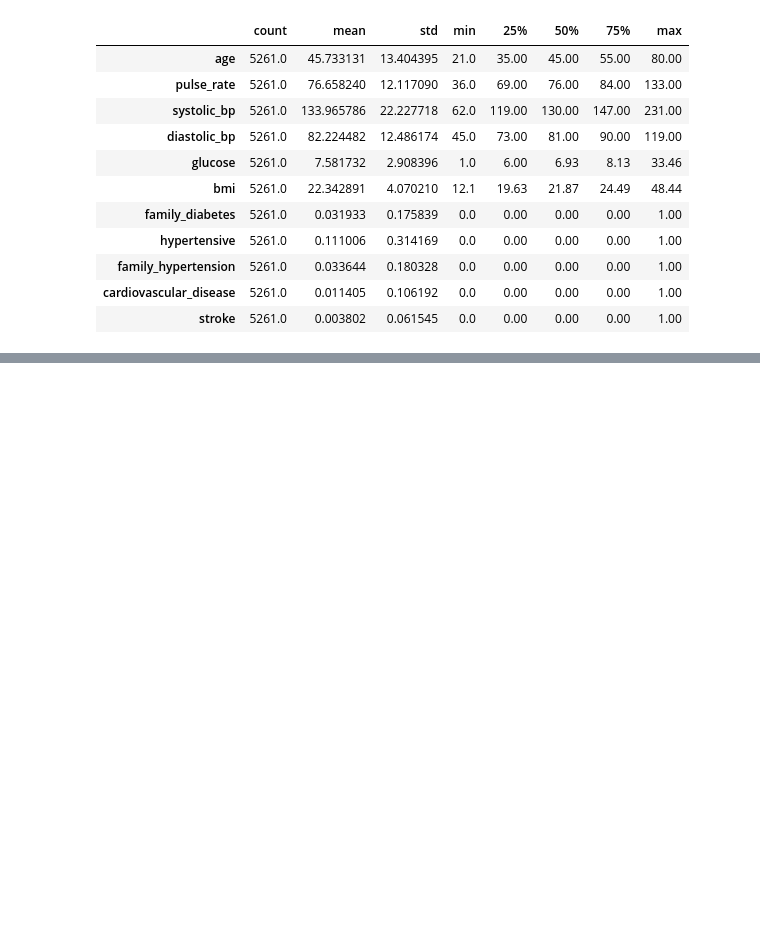
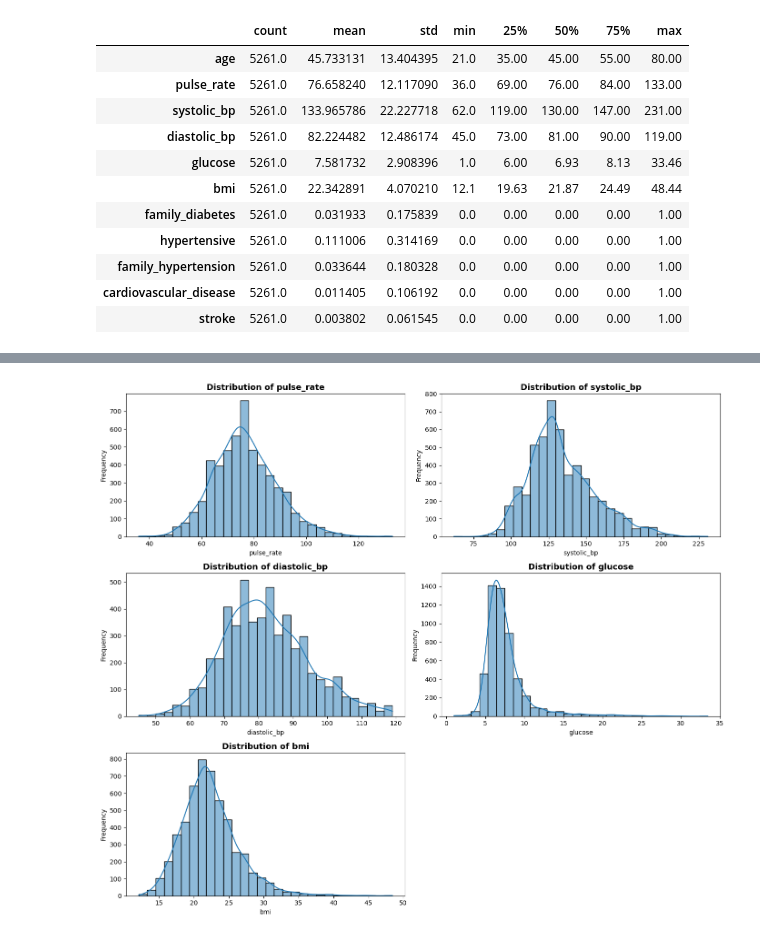
Before and after one commit to habib33-3/diabetes-detection-system, a Jupyter notebook: diadb.ipynb, the cells around one changed output, grey strips where cells are left out. Saved outputs shown, nothing was run; the diff lists cells and outputs as text; code cells hidden in the pictures; blank space fills up the shorter version.

Commit message:
distribution observation

```diff
--- a/diadb.ipynb
+++ b/diadb.ipynb
@@ -461,0 +494,4 @@ df.describe().T
+# %%
+numerical_cols = ["pulse_rate", "systolic_bp", "diastolic_bp", "glucose", "bmi"]
+
+df[numerical_cols].head()
@@ -461,0 +535,18 @@ df.describe().T
+# %%
+fig, axes = plt.subplots(3, 2, figsize=(14, 12))
+axes = axes.flatten()
+
+for i, col in enumerate(numerical_cols):
+    sns.histplot(df[col], kde=True, bins=30, ax=axes[i])
+
+    axes[i].set_title(f"Distribution of {col}", fontsize=13, fontweight="bold")
+    axes[i].set_xlabel(col)
+    axes[i].set_ylabel("Frequency")
+
+
+axes[-1].remove()
+
+plt.tight_layout()
+plt.show()
+# %% [output]
+[figure, added]
```
Also changed, not shown: parts of 11 cells of this notebook.
